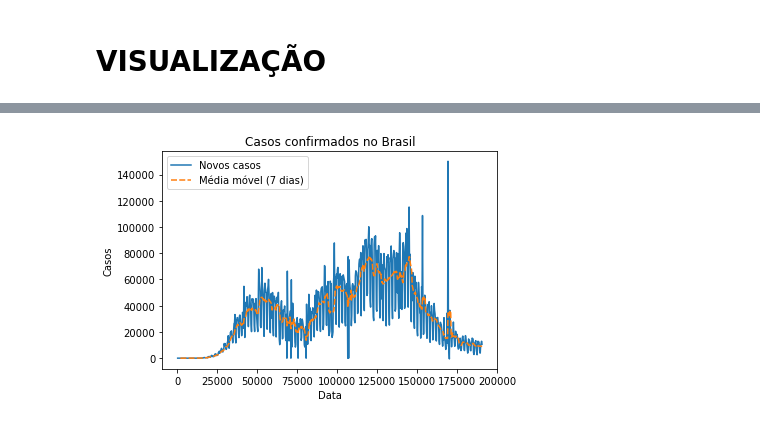
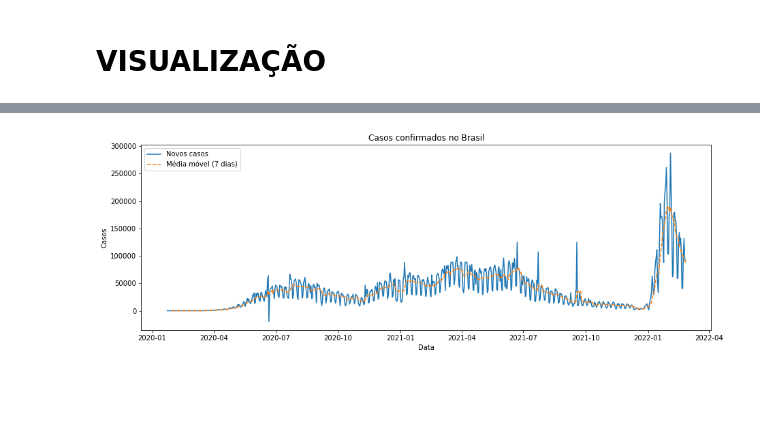
Before and after one commit to VizzottoMatheus/Automate, a Jupyter notebook: COVID.ipynb, the cells around one changed output, grey strips where cells are left out. Cells and saved outputs as stored; diff of their text form; code cells hidden in the pictures; blank space fills up the shorter version.

```diff
--- a/COVID.ipynb
+++ b/COVID.ipynb
@@ -55,6 +55,5 @@ covid_confirmed.iloc[:, 4:].describe()
 # %%
 df = pd.melt(covid_confirmed,
         id_vars = covid_confirmed.columns[:4],
-        value_vars = covid_confirmed.columns[4:])
-        #var_name = "data", value_name = "casos_confirmados")
-df.head(10)
+        value_vars = covid_confirmed.columns[4:],
+        var_name = "data", value_name = "casos_confirmados")
@@ -311,13 +190,16 @@ data_stats
 # %%
-plt.figure()
-sns.lineplot(data = data_stats)
+plt.figure(figsize = (15,5))
+
+sns.lineplot(data = data_stats, x = "data", y = "novos_casos")
+sns.lineplot(data = data_stats, x = "data", y = "media_7", linestyle = '--')
+
 
 
 plt.title("Casos confirmados no Brasil")
 plt.ylabel("Casos")
 plt.xlabel("Data")
 plt.legend(["Novos casos","Média móvel (7 dias)"])
 
 plt.show()
 # %% [output]
-[figure, old version]
+[figure, new version]
```
Also changed, not shown: parts of 29 cells of this notebook.
